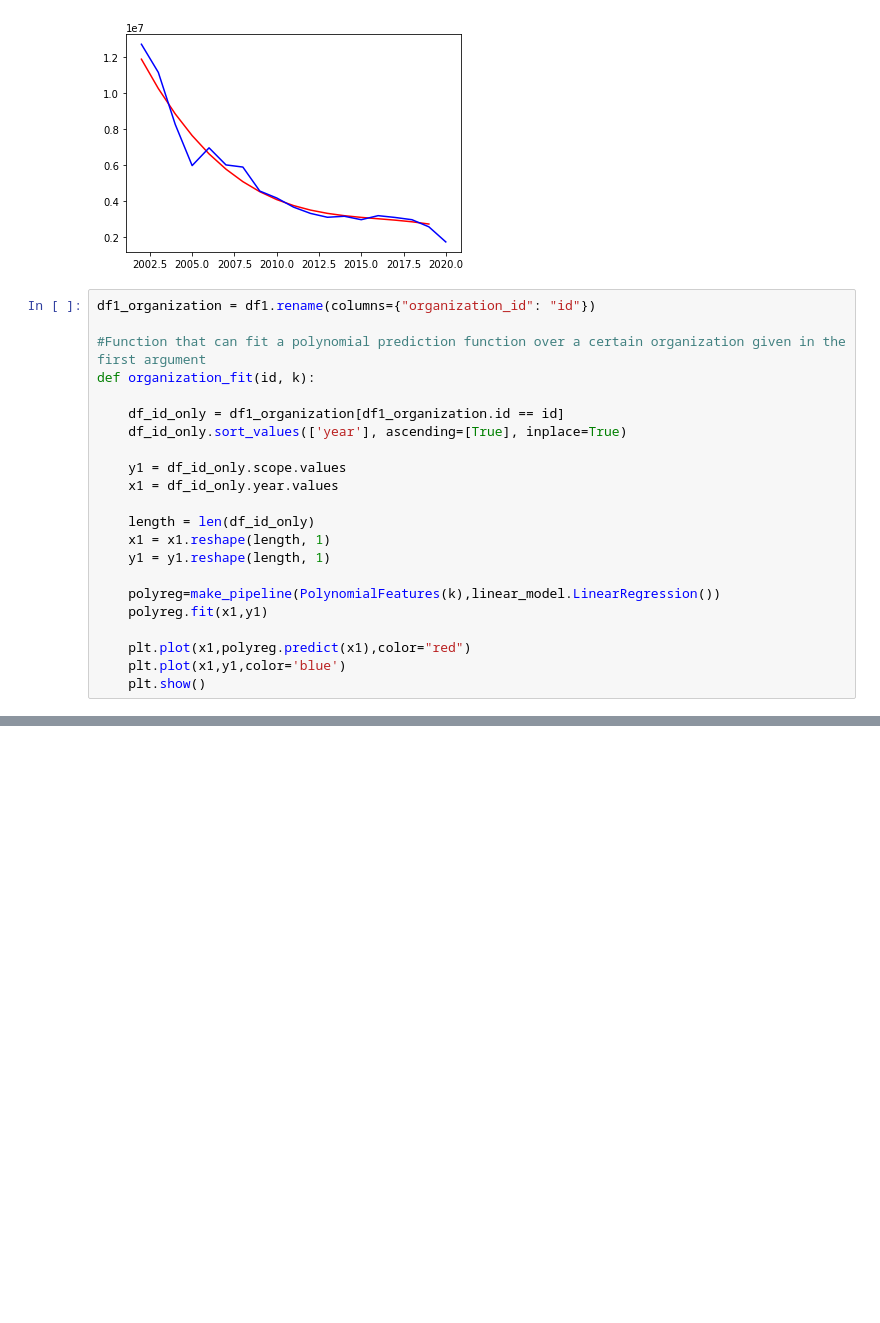
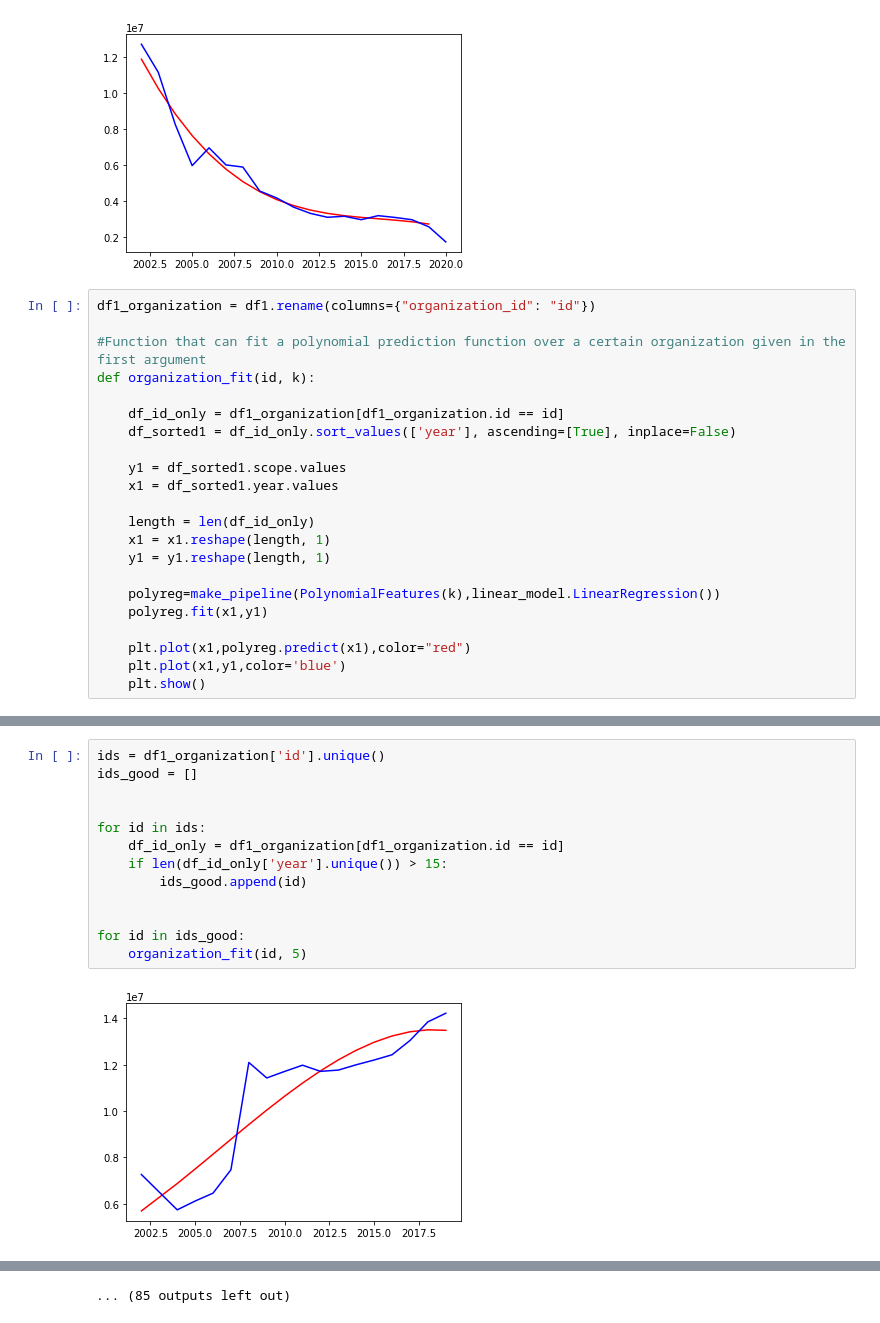
Before and after one commit to knuffelbeer/leren_en_beslissen_public, a Jupyter notebook: company_emissions_preprocessing_lin_reg.ipynb, the cells around one changed output, grey strips where cells are left out. Cells and saved outputs as stored; diff of their text form; blank space fills up the shorter version.

Commit message:
Added functions for specific organization ids

```diff
--- a/company_emissions_preprocessing_lin_reg.ipynb
+++ b/company_emissions_preprocessing_lin_reg.ipynb
@@ -414,10 +414,10 @@ df1_organization = df1.rename(columns={"organization_id": "id"})
 def organization_fit(id, k):
 
     df_id_only = df1_organization[df1_organization.id == id]
-    df_id_only.sort_values(['year'], ascending=[True], inplace=True)
+    df_sorted1 = df_id_only.sort_values(['year'], ascending=[True], inplace=False)
 
-    y1 = df_id_only.scope.values
-    x1 = df_id_only.year.values
+    y1 = df_sorted1.scope.values
+    x1 = df_sorted1.year.values
 
     length = len(df_id_only)
     x1 = x1.reshape(length, 1)
@@ -439 +435,16 @@ See the caveats in the documentation: https://pandas.pydata.org/pandas-docs/stab
 [figure]
+# %%
+ids = df1_organization['id'].unique()
+ids_good = []
+
+
+for id in ids:
+    df_id_only = df1_organization[df1_organization.id == id]
+    if len(df_id_only['year'].unique()) > 15:
+        ids_good.append(id)
+
+
+for id in ids_good:
+    organization_fit(id, 5)
+# %% [output]
+[figure, added]
@@ -439,0 +462 @@ See the caveats in the documentation: https://pandas.pydata.org/pandas-docs/stab
+... (85 outputs left out)
```
Also changed, not shown: parts of 2 cells of this notebook.
